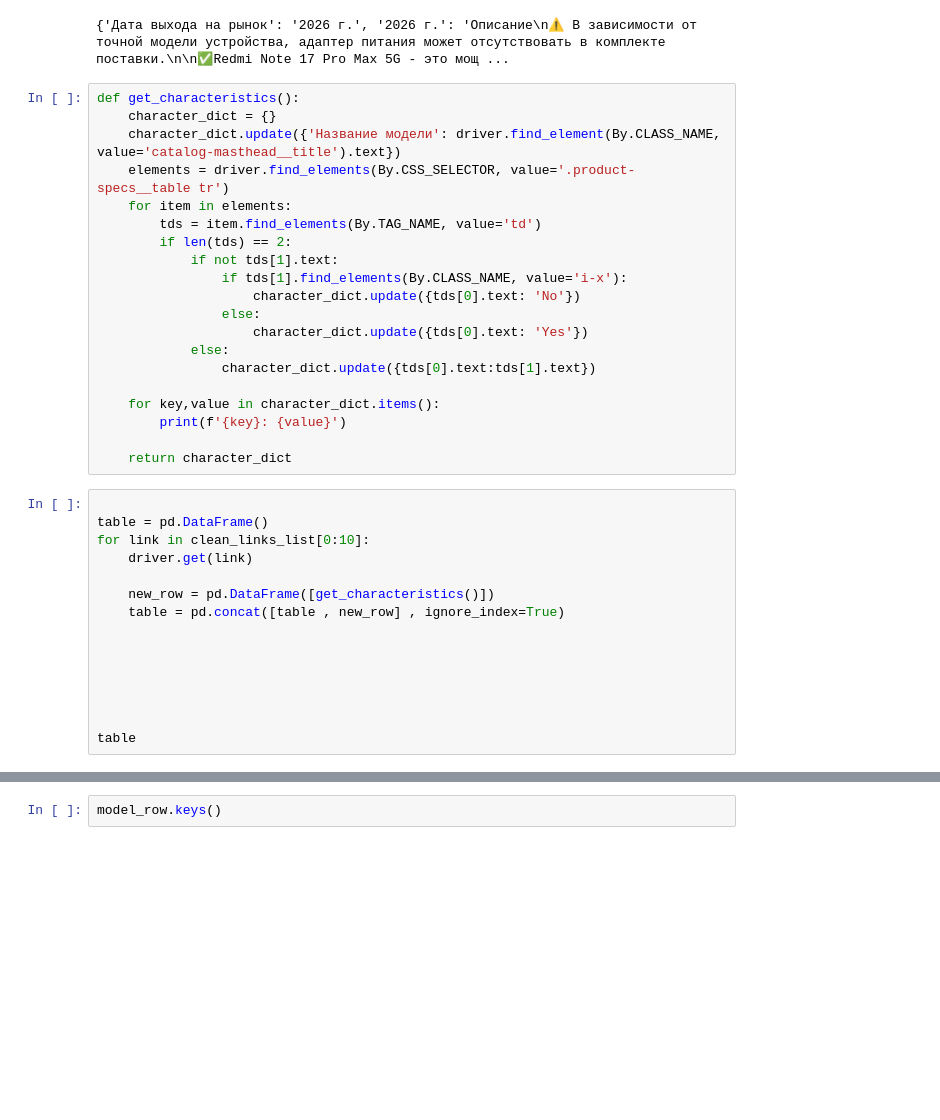
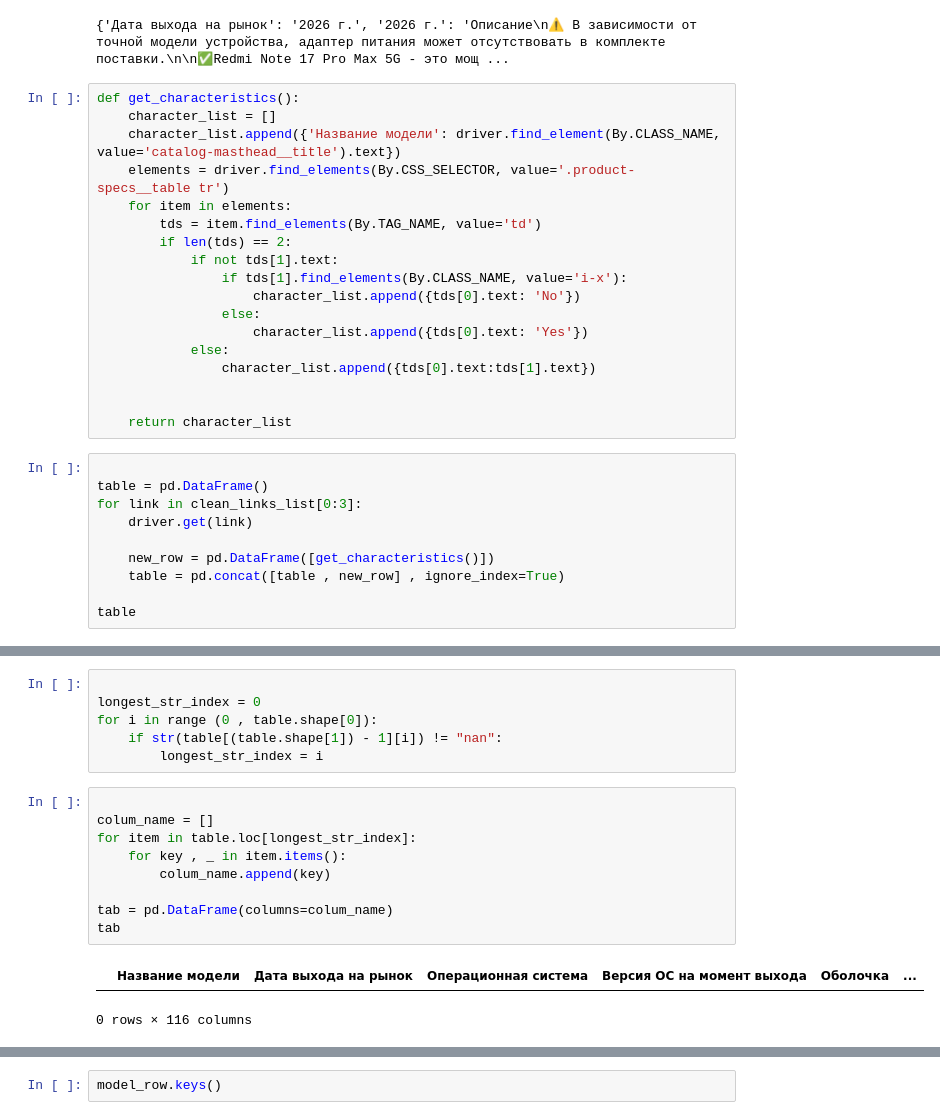
Before and after one commit to Kordebalet67/First_parser, a Jupyter notebook: simple_start.ipynb, the cells around one changed output, grey strips where cells are left out. Cells and saved outputs as stored; diff of their text form; blank space fills up the shorter version.

```diff
--- a/simple_start.ipynb
+++ b/simple_start.ipynb
@@ -198,37 +196,30 @@ get_characteristics()
 {'Дата выхода на рынок': '2026 г.', '2026 г.': 'Описание\n⚠️ В зависимости от точной модели устройства, адаптер питания может отсутствовать в комплекте поставки.\n\n✅Redmi Note 17 Pro Max 5G - это мощ ...
 # %%
 def get_characteristics():
-    character_dict = {}
-    character_dict.update({'Название модели': driver.find_element(By.CLASS_NAME, value='catalog-masthead__title').text})
+    character_list = []
+    character_list.append({'Название модели': driver.find_element(By.CLASS_NAME, value='catalog-masthead__title').text})
     elements = driver.find_elements(By.CSS_SELECTOR, value='.product-specs__table tr')
     for item in elements:
         tds = item.find_elements(By.TAG_NAME, value='td')
         if len(tds) == 2:
             if not tds[1].text:
                 if tds[1].find_elements(By.CLASS_NAME, value='i-x'):
-                    character_dict.update({tds[0].text: 'No'})
+                    character_list.append({tds[0].text: 'No'})
                 else:
-                    character_dict.update({tds[0].text: 'Yes'})
+                    character_list.append({tds[0].text: 'Yes'})
             else:
-                character_dict.update({tds[0].text:tds[1].text})
+                character_list.append({tds[0].text:tds[1].text})
 
-    for key,value in character_dict.items():
-        print(f'{key}: {value}')
 
-    return character_dict
+    return character_list
 # %%
 
 table = pd.DataFrame()
-for link in clean_links_list[0:10]:
+for link in clean_links_list[0:3]:
     driver.get(link)
 
     new_row = pd.DataFrame([get_characteristics()])
     table = pd.concat([table , new_row] , ignore_index=True)
 
-
-
-
-
-
 table
 # %% [output]
@@ -254,0 +234,18 @@ Apple решила сделать серьёзный шаг вперёд, пер
+# %%
+
+longest_str_index = 0
+for i in range (0 , table.shape[0]):
+    if str(table[(table.shape[1]) - 1][i]) != "nan":
+        longest_str_index = i
+# %%
+
+colum_name = []
+for item in table.loc[longest_str_index]:
+    for key , _ in item.items():
+        colum_name.append(key)
+
+tab = pd.DataFrame(columns=colum_name)
+tab
+# %% [output]
+|  | Название модели | Дата выхода на рынок | Операционная система | Версия ОС на момент выхода | Оболочка | ... |
+0 rows × 116 columns
```
Also changed, not shown: parts of 5 cells of this notebook, 8 other files.
